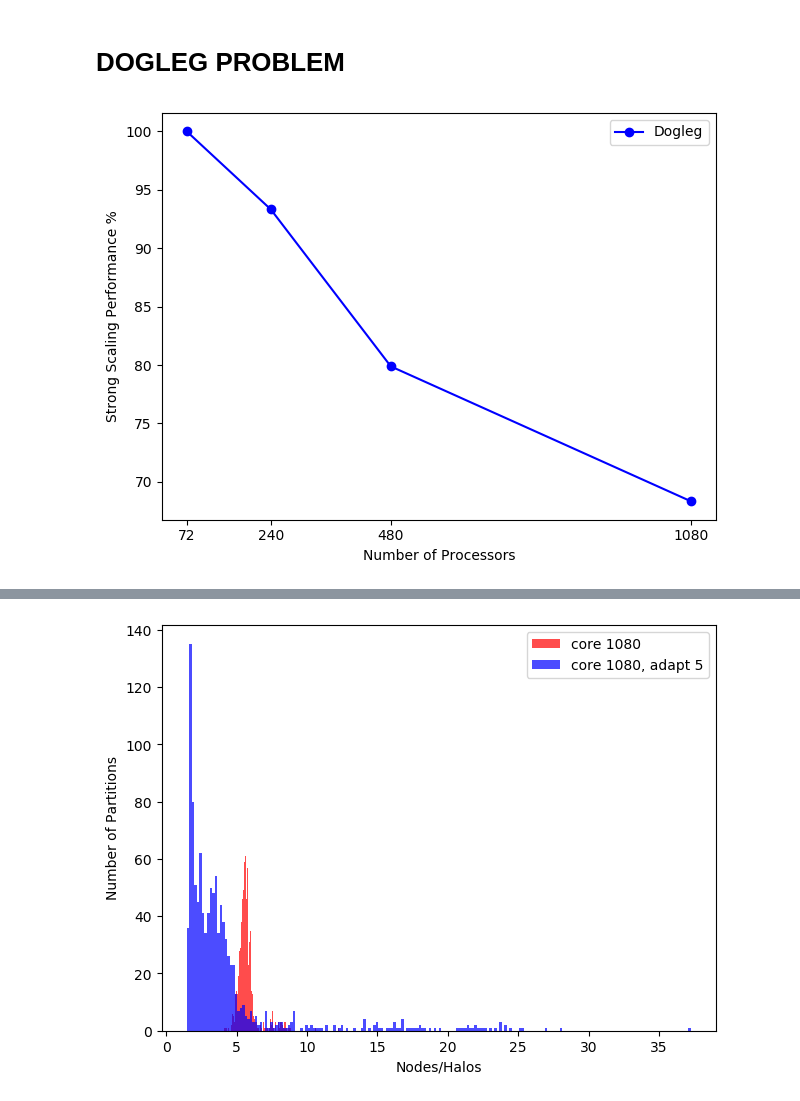
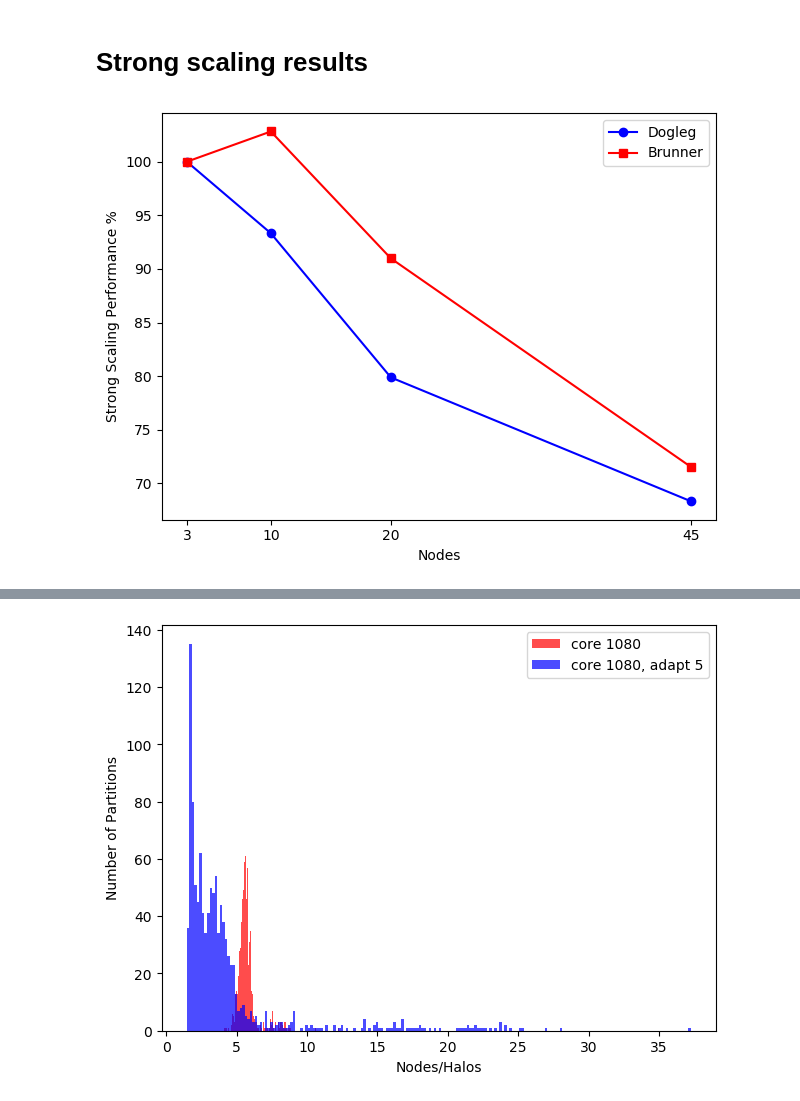
Before and after one commit to GNikit/ARCHER_strong_scaling, a Jupyter notebook: notebooks/M&C2019_presentation_figures.ipynb, the cells around one changed output, grey strips where cells are left out. Cells and saved outputs as stored; diff of their text form; code cells hidden in the pictures.

```diff
--- a/notebooks/M&C2019_presentation_figures.ipynb
+++ b/notebooks/M&C2019_presentation_figures.ipynb
@@ -34,10 +34,11 @@ from matplotlib2tikz import save as tikz_save
 plt.style.use('default')
 
 # Set the global font to be DejaVu Sans, size 10 (or any other sans-serif font of your choice!)
-matplotlib.rc('font',**{'family':'sans-serif','sans-serif':['DejaVu Sans'],'size':10})
+matplotlib.rc('font', **{'family': 'sans-serif',
+                         'sans-serif': ['DejaVu Sans'], 'size': 10})
 
 # Set the font used for MathJax - more on this later
-matplotlib.rc('mathtext',**{'default':'regular'})
+matplotlib.rc('mathtext', **{'default': 'regular'})
 
 
 class ExtractLB:
@@ -164,7 +165,9 @@ class ExtractLB:
                 sum(ratio[adapt::max_adapt])/len(ratio[adapt::max_adapt]))
             mode_ratio.append(stats.mode(ratio[adapt::max_adapt])[0])
 
-        return mean_ratio, mode_ratio
+        return mean_ratio, mode_ratio, ratio
+
+    # def get_node_to_halo_3d(self, dir, )
 
     def get_strong_scaling(self, cores):
         """ Pass a list for the number of cores used in the study.
@@ -181,6 +184,9 @@ class ExtractLB:
         return t0 / (cn/c0 * tn) * 100
 # %%
 CORES = [72, 240, 480, 1080]
+NODES = [3, 10, 20, 45]
+
+
 MAX_ADAPT = 5
 f_brunner_name = 'rad_radiant_noio'
 f_dogleg_name = 'rad_dogleg_noio'
@@ -198,26 +204,23 @@ wall_t, lb_t, cdof = dogleg.get_run_stats(dir_dogleg, f_dogleg_name, CORES)
 brunner = ExtractLB()
 wall_t_b, lb_t_b, cdof_b = brunner.get_run_stats(
     dir_brunner, f_brunner_name, CORES)
-
-################################################################################
-################################################################################
-################################ DOGLEG ########################################
-################################################################################
-################################################################################
-# %% [markdown]
- # DOGLEG PROBLEM
+# %% [markdown]
+ # Strong scaling results
 # %%
 # Strong scaling plot
-fig2, ax2 = plt.subplots()
-fig2.canvas.set_window_title('Strong scaling dogleg problem')
 sc_dogleg = dogleg.get_strong_scaling(CORES)
-ax2.plot(CORES, sc_dogleg, label='Dogleg', marker='o', color='blue')
-
-ax2.set(xlabel='Number of Processors', ylabel='Strong Scaling Performance %')
-ax2.set_xticks(CORES)
-ax2.legend()
-fig2.tight_layout()
-# fig2.savefig(fname)
-fig2.show()
+sc_brunner = brunner.get_strong_scaling(CORES)
+# TODO: change the number of processors to number of nodes and hence tick values
+fig, ax = plt.subplots()
+fig.canvas.set_window_title('Strong scaling dogleg problem')
+ax.plot(CORES, sc_dogleg, label='Dogleg', marker='o', color='blue')
+ax.plot(CORES, sc_brunner, label='Brunner', marker='s', color='red')
+ax.set(xlabel='Nodes', ylabel='Strong Scaling Performance %')
+ax.set_xticks(CORES)
+ax.set_xticklabels(NODES)
+ax.legend()
+fig.tight_layout()
+fig.savefig('./figures/strong_scaling_perf_wall_time_vs_nodes_adapt_5.png', dpi=300, pad_inches=0)
+fig.show()
 # %% [output]
-[figure, old version]
+[figure, new version]
```
Also changed, not shown: parts of 13 cells of this notebook, 1 other file.
